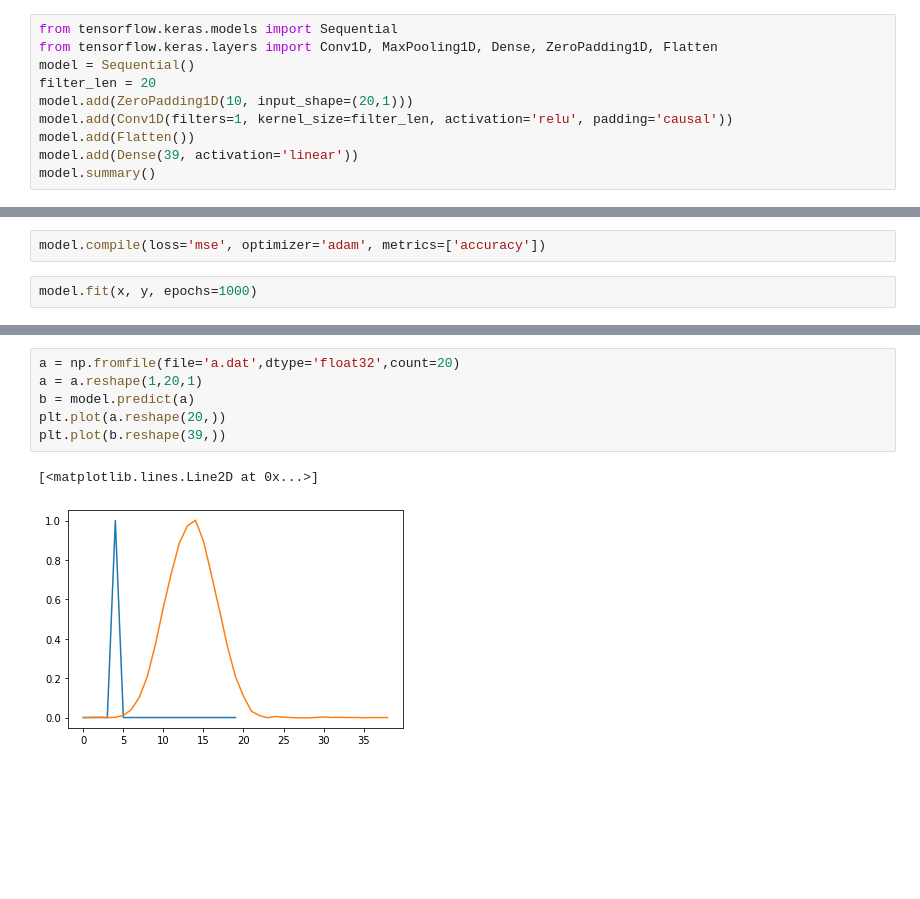
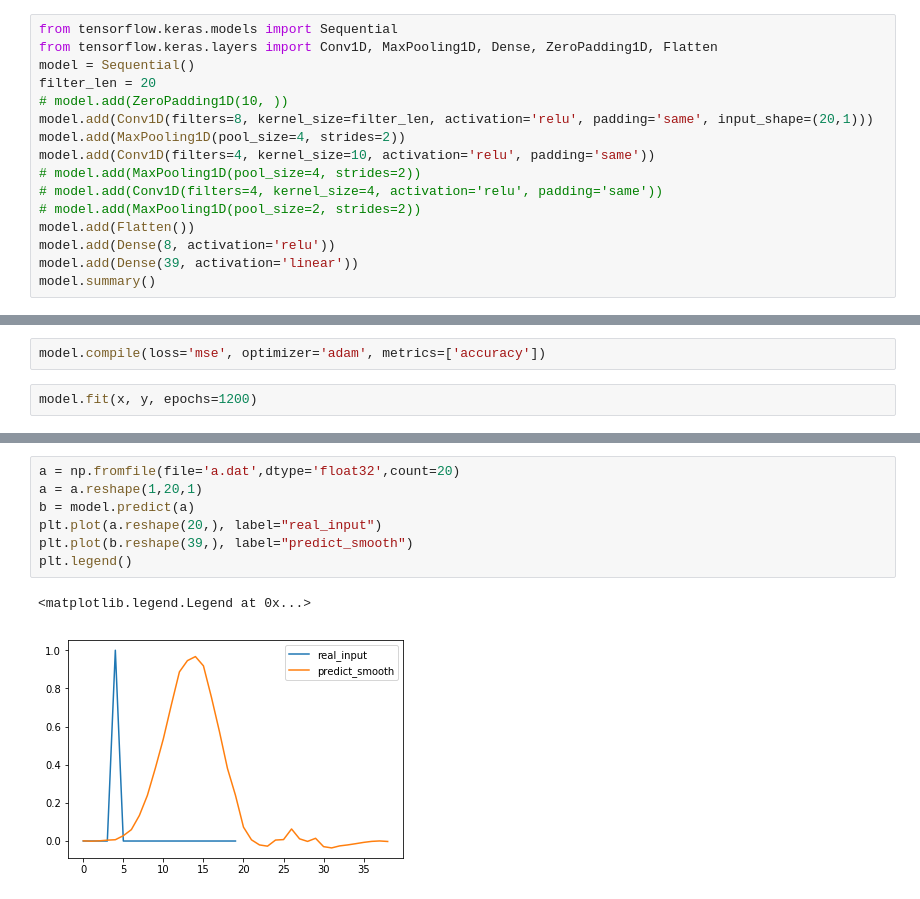
Before and after one commit to calzonelover/Inverse_Theory, a Jupyter notebook: Lec12/keras/keras_conv1d.ipynb, the cells around one changed output, grey strips where cells are left out. Saved outputs shown, nothing was run; the diff lists cells and outputs as text; blank space fills up the shorter version.

```diff
--- a/Lec12/keras/keras_conv1d.ipynb
+++ b/Lec12/keras/keras_conv1d.ipynb
@@ -12,9 +12,15 @@ from tensorflow.keras.models import Sequential
 from tensorflow.keras.layers import Conv1D, MaxPooling1D, Dense, ZeroPadding1D, Flatten
 model = Sequential()
 filter_len = 20
-model.add(ZeroPadding1D(10, input_shape=(20,1)))
-model.add(Conv1D(filters=1, kernel_size=filter_len, activation='relu', padding='causal'))
+# model.add(ZeroPadding1D(10, ))
+model.add(Conv1D(filters=8, kernel_size=filter_len, activation='relu', padding='same', input_shape=(20,1)))
+model.add(MaxPooling1D(pool_size=4, strides=2))
+model.add(Conv1D(filters=4, kernel_size=10, activation='relu', padding='same'))
+# model.add(MaxPooling1D(pool_size=4, strides=2))
+# model.add(Conv1D(filters=4, kernel_size=4, activation='relu', padding='same'))
+# model.add(MaxPooling1D(pool_size=2, strides=2))
 model.add(Flatten())
+model.add(Dense(8, activation='relu'))
 model.add(Dense(39, activation='linear'))
 model.summary()
 # %% [output]
@@ -37,6 +47,6 @@ _________________________________________________________________
 # %%
 model.compile(loss='mse', optimizer='adam', metrics=['accuracy'])
 # %%
-model.fit(x, y, epochs=1000)
+model.fit(x, y, epochs=1200)
 # %% [output]
 Train on 20 samples
@@ -71,9 +81,10 @@ plt.plot(y[i,:])
 # %%
 a = np.fromfile(file='a.dat',dtype='float32',count=20)
 a = a.reshape(1,20,1)
 b = model.predict(a)
-plt.plot(a.reshape(20,))
-plt.plot(b.reshape(39,))
+plt.plot(a.reshape(20,), label="real_input")
+plt.plot(b.reshape(39,), label="predict_smooth")
+plt.legend()
 # %% [output]
-[<matplotlib.lines.Line2D at 0x...>]
+<matplotlib.legend.Legend at 0x...>
-[figure, old version]
+[figure, new version]
```
Also changed, not shown: parts of 4 cells of this notebook, 1 other file.
